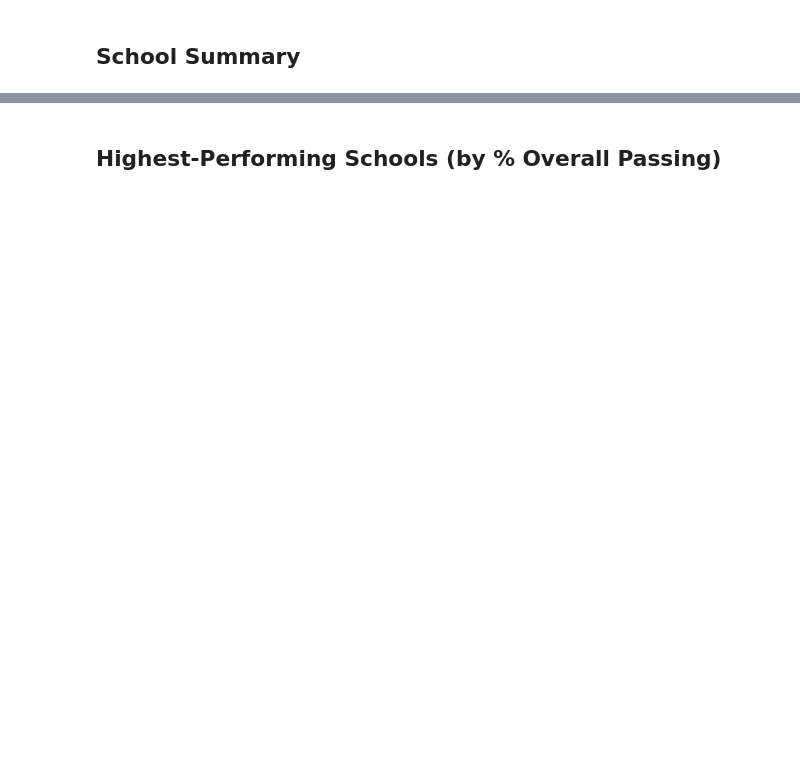
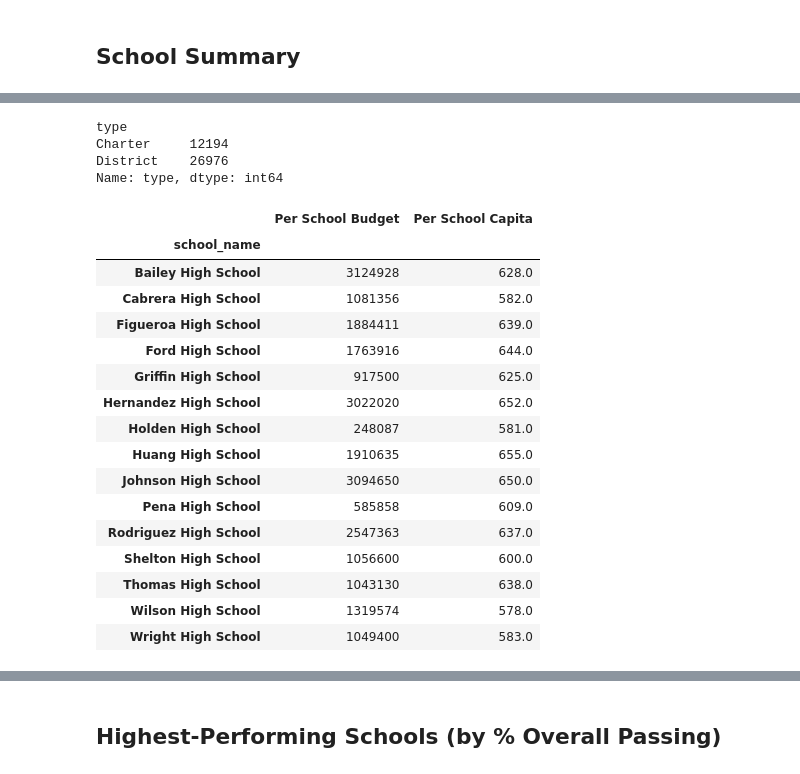
Before and after one commit to mjardinico/pandas_challenge2, a Jupyter notebook: PyCitySchools/PyCitySchools_starter.ipynb, the cells around one changed output, grey strips where cells are left out. Cells and saved outputs as stored; diff of their text form; code cells hidden in the pictures; blank space fills up the shorter version.

```diff
--- a/PyCitySchools/PyCitySchools_starter.ipynb
+++ b/PyCitySchools/PyCitySchools_starter.ipynb
@@ -128,3 +179,5 @@ school_types = school_data.set_index(["school_name"])["type"]
 # %%
 # Calculate the total student count per school from school_data
-per_school_counts =
+# Note: using .size() function
+per_school_counts = school_data_complete.groupby("school_name").size()
+per_school_counts
@@ -131,7 +202,40 @@ per_school_counts =
+# %%
+# Calculate the total count by school `type`
+per_type_counts = school_data_complete.groupby("type")["type"].count()
+per_type_counts
+# %% [output]
+type
+Charter     12194
+District    26976
+Name: type, dtype: int64
 # %%
 # Calculate the total school budget and per capita spending per school from school_data
-per_school_budget =
-per_school_capita =
+per_school_budget = school_data_complete.groupby("school_name")["budget"].first()
+per_school_capita = per_school_budget / per_school_counts
+
+budget_capita = pd.DataFrame({
+    "Per School Budget": per_school_budget,
+    "Per School Capita": per_school_capita
+})
+budget_capita
+# %% [output]
+|  | Per School Budget | Per School Capita |
+| school_name |  |  |
+| Bailey High School | 3124928 | 628.0 |
+| Cabrera High School | 1081356 | 582.0 |
+| Figueroa High School | 1884411 | 639.0 |
+| Ford High School | 1763916 | 644.0 |
+| Griffin High School | 917500 | 625.0 |
+| Hernandez High School | 3022020 | 652.0 |
+| Holden High School | 248087 | 581.0 |
+| Huang High School | 1910635 | 655.0 |
+| Johnson High School | 3094650 | 650.0 |
+| Pena High School | 585858 | 609.0 |
+| Rodriguez High School | 2547363 | 637.0 |
+| Shelton High School | 1056600 | 600.0 |
+| Thomas High School | 1043130 | 638.0 |
+| Wilson High School | 1319574 | 578.0 |
+| Wright High School | 1049400 | 583.0 |
 # %%
 # Calculate the average test scores per school from school_data_complete
 per_school_math =
```
Also changed, not shown: parts of 12 cells of this notebook.
